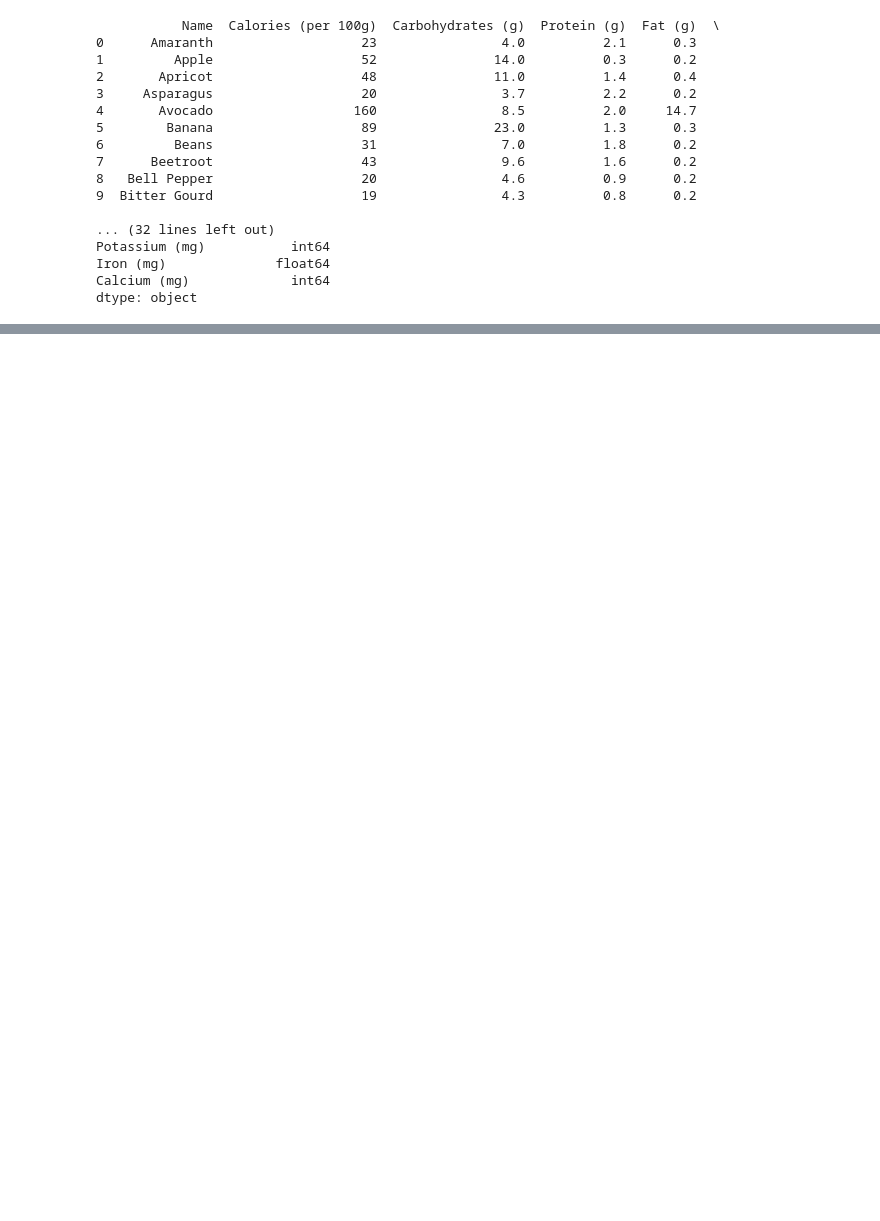
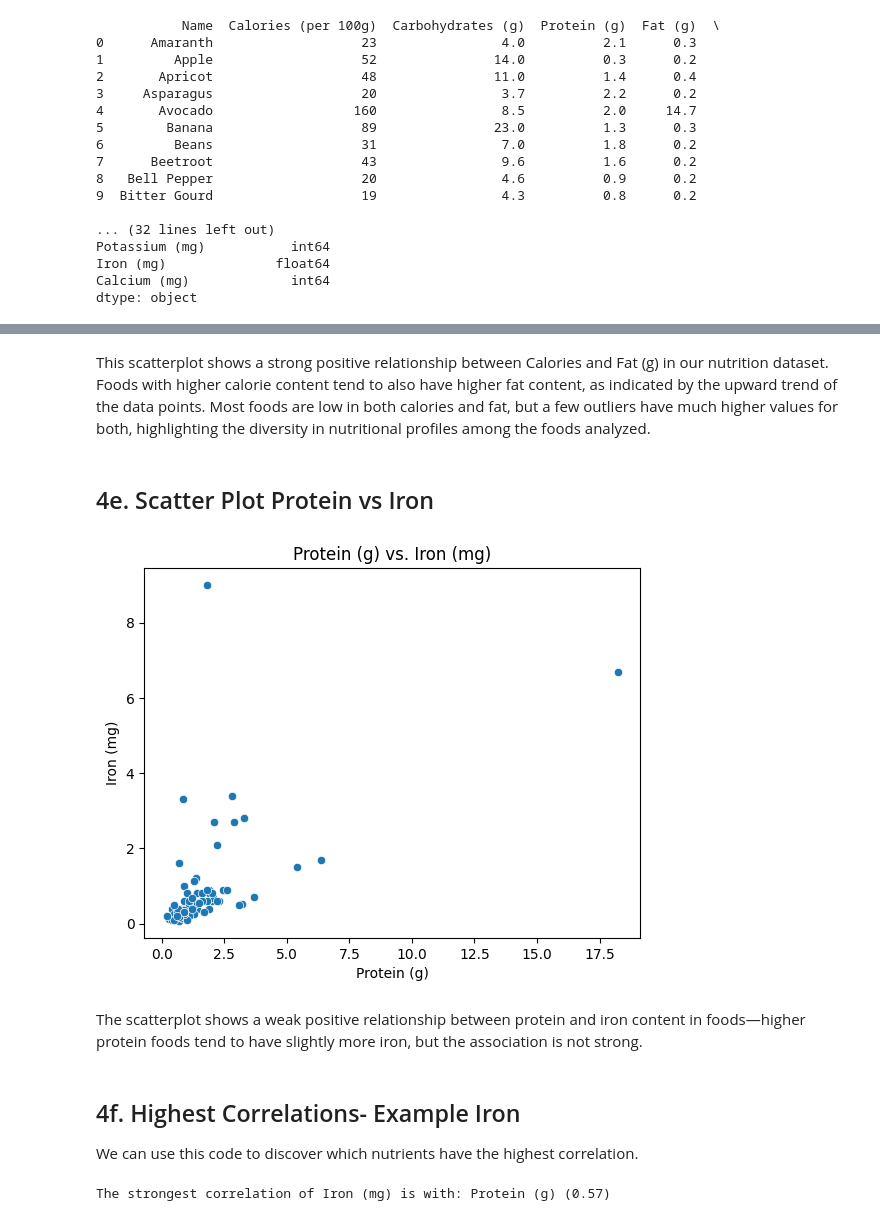
Before and after one commit to ksteele3712/datafun_06_eda, a Jupyter notebook: kristinesteele_eda.ipynb, the cells around one changed output, grey strips where cells are left out. Saved outputs shown, nothing was run; the diff lists cells and outputs as text; code cells hidden in the pictures; blank space fills up the shorter version.

```diff
--- a/kristinesteele_eda.ipynb
+++ b/kristinesteele_eda.ipynb
@@ -72,0 +182,25 @@ print(df_nutrition['Name'].nunique())
+# %% [markdown]
+This scatterplot shows a strong positive relationship between Calories and Fat (g) in our nutrition dataset. Foods with higher calorie content tend to also have higher fat content, as indicated by the upward trend of the data points. Most foods are low in both calories and fat, but a few outliers have much higher values for both, highlighting the diversity in nutritional profiles among the foods analyzed.
+# %% [markdown]
+## 4e. Scatter Plot Protein vs Iron
+# %%
+sns.scatterplot(x='Protein (g)', y='Iron (mg)', data=df)
+plt.title('Protein (g) vs. Iron (mg)')
+plt.show()
+# %% [output]
+[figure, added]
+# %% [markdown]
+The scatterplot shows a weak positive relationship between protein and iron content in foods—higher protein foods tend to have slightly more iron, but the association is not strong.
+# %% [markdown]
+## 4f. Highest Correlations- Example Iron
+We can use this code to discover which nutrients have the highest correlation.
+# %%
+# Select only numeric columns
+numeric_df = df.select_dtypes(include='number')
+
+# Find the strongest correlation with Iron (mg)
+correlations = numeric_df.corr()['Iron (mg)'].drop('Iron (mg)')
+strongest = correlations.abs().idxmax()
+print(f"The strongest correlation of Iron (mg) is with: {strongest} ({correlations[strongest]:.2f})")
+# %% [output]
+The strongest correlation of Iron (mg) is with: Protein (g) (0.57)
```
Also changed, not shown: parts of 59 cells of this notebook.
